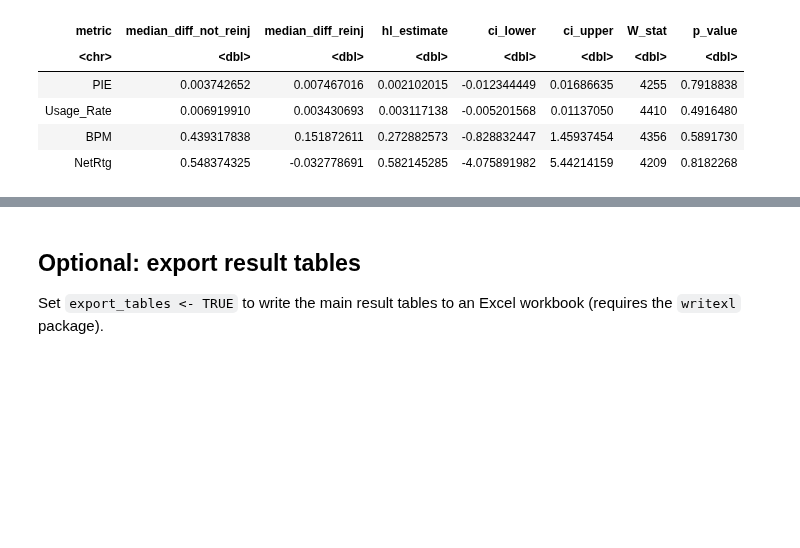
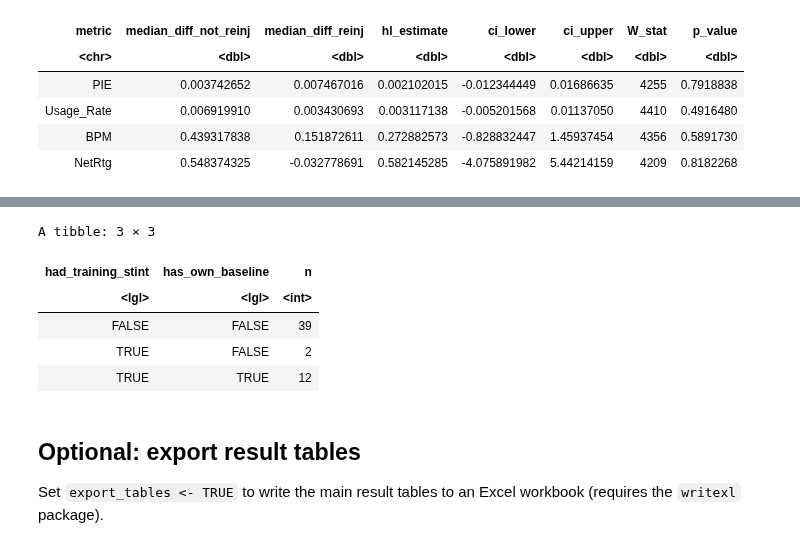
Before and after one commit to abrown9008/Sports-Analytics-and-Intelligence-Lab, a Jupyter notebook: NBA Injury Control Chart Study/NBA Injury Detection Control Chart Code.ipynb, the cells around one changed output, grey strips where cells are left out. Drawn from its saved outputs; the diff is of its cells as text; code cells hidden in the pictures; blank space fills up the shorter version.

Commit message:
Updated code again to calculate overlapping players

```diff
--- a/NBA Injury Control Chart Study/NBA Injury Detection Control Chart Code.ipynb
+++ b/NBA Injury Control Chart Study/NBA Injury Detection Control Chart Code.ipynb
@@ -1779,6 +1779,26 @@ A tibble: 8 × 10
 | BPM | TRUE | 66 | 0.76804340 | 1.0139481 | 0.235544974 | -0.6283752803 | 1.18965719 | 1207 | ... |
 | NetRtg | FALSE | 126 | -6.76286438 | -4.6024753 | 1.528522637 | -1.5095316126 | 4.61847040 | 4340 | ... |
 | NetRtg | TRUE | 66 | -1.29192892 | -3.5764345 | 0.973139384 | -2.7287627281 | 4.41193923 | 1178 | ... |
+# %%
+train_athletes <- qualifying_with_next_injury |>
+  filter(Season %in% train_seasons) |> distinct(athlete_id) |> pull()
+
+test_overlap <- qualifying_with_next_injury |>
+  filter(Season == test_season_code) |>
+  distinct(athlete_id) |>
+  mutate(
+    had_training_stint    = athlete_id %in% train_athletes,
+    has_own_baseline      = athlete_id %in% player_baselines_train$athlete_id
+  )
+
+test_overlap |> count(had_training_stint, has_own_baseline)
+# %% [output]
+A tibble: 3 × 3
+| had_training_stint | has_own_baseline | n |
+| <lgl> | <lgl> | <int> |
+| FALSE | FALSE | 39 |
+| TRUE | FALSE | 2 |
+| TRUE | TRUE | 12 |
 # %% [markdown]
 ## Optional: export result tables
 Set `export_tables <- TRUE` to write the main result tables to an Excel workbook (requires the `writexl` package).
```
